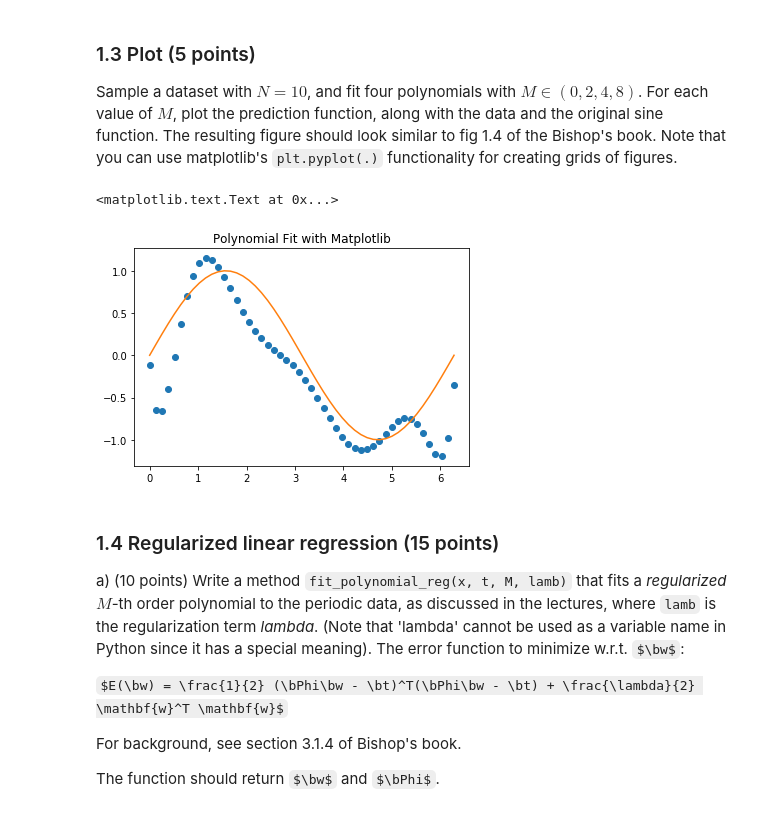
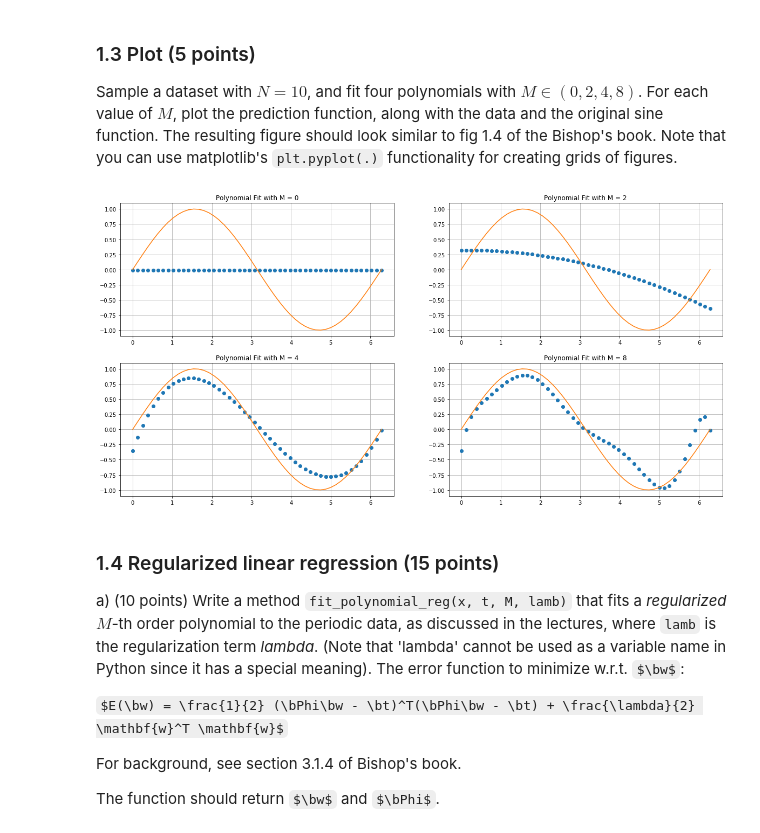
Before and after one commit to jamie0725/Machine-Learning-1, a Jupyter notebook: lab1.ipynb, the cells around one changed output. Cells and saved outputs as stored; diff of their text form; code cells hidden in the pictures; some formulas as TeX source.

Commit message:
update figure

```diff
--- a/lab1.ipynb
+++ b/lab1.ipynb
@@ -180,20 +180,46 @@ For each value of $M$, plot the prediction function, along with the data and the
 def eval_polynomial(w, x, M):
     Phi = designmatrix(x, M)
     return np.matmul(Phi, w)
-# %%
-# YOUR CODE HERE
-
-x_plot, y_plot = gen_sine(10)
-w_plot, _ = fit_polynomial(x_plot, y_plot, M=8)
-x_new = np.linspace(0,2*np.pi, 50)
-y_eval = eval_polynomial(w_plot, x_new, M=8)
-y_new = np.sin(x_new)
-plt.plot(x_new,y_eval,'o', x_new, y_new)
-pylab.title('Polynomial Fit with Matplotlib')
-# x_new = np.linspace(x[0], x[-1], 50)
-# %% [output]
-<matplotlib.text.Text at 0x...>
-[figure, removed]
+# %%
+# YOUR CODE HERE
+
+x_plot, y_plot = gen_sine(10)
+w_plot_0, _ = fit_polynomial(x_plot, y_plot, M=0)
+w_plot_2, _ = fit_polynomial(x_plot, y_plot, M=2)
+w_plot_4, _ = fit_polynomial(x_plot, y_plot, M=4)
+w_plot_8, _ = fit_polynomial(x_plot, y_plot, M=8)
+x_new = np.linspace(0,2*np.pi, 50)
+y_eval_0 = eval_polynomial(w_plot_0, x_new, M=0)
+y_eval_2 = eval_polynomial(w_plot_2, x_new, M=2)
+y_eval_4 = eval_polynomial(w_plot_4, x_new, M=4)
+y_eval_8 = eval_polynomial(w_plot_8, x_new, M=8)
+y_new = np.sin(x_new)
+
+plt.subplot(221)
+plt.plot(x_new,y_eval_0,'o', x_new, y_new)
+plt.title('Polynomial Fit with M = 0')
+plt.grid(True)
+
+plt.subplot(222)
+plt.plot(x_new,y_eval_2,'o', x_new, y_new)
+plt.title('Polynomial Fit with M = 2')
+plt.grid(True)
+
+plt.subplot(223)
+plt.plot(x_new,y_eval_4,'o', x_new, y_new)
+plt.title('Polynomial Fit with M = 4')
+plt.grid(True)
+
+plt.subplot(224)
+plt.plot(x_new,y_eval_8,'o', x_new, y_new)
+plt.title('Polynomial Fit with M = 8')
+plt.grid(True)
+
+plt.show()
+
+# x_new = np.linspace(x[0], x[-1], 50)
+# %% [output]
+[figure, added]
 # %% [markdown]
 ### 1.4 Regularized linear regression (15 points)
 
```
Also changed, not shown: parts of 1 cell of this notebook.
